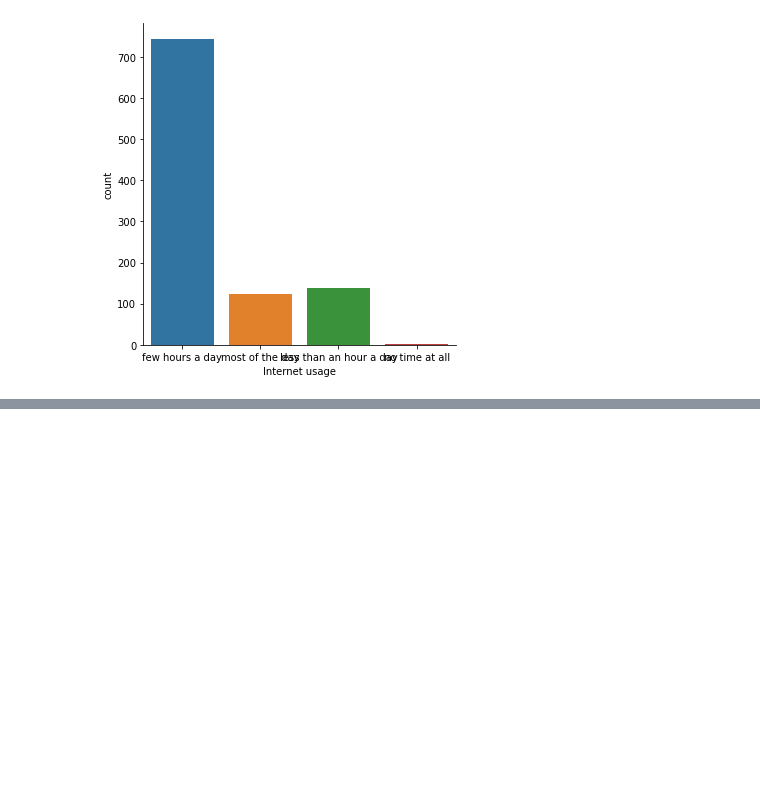
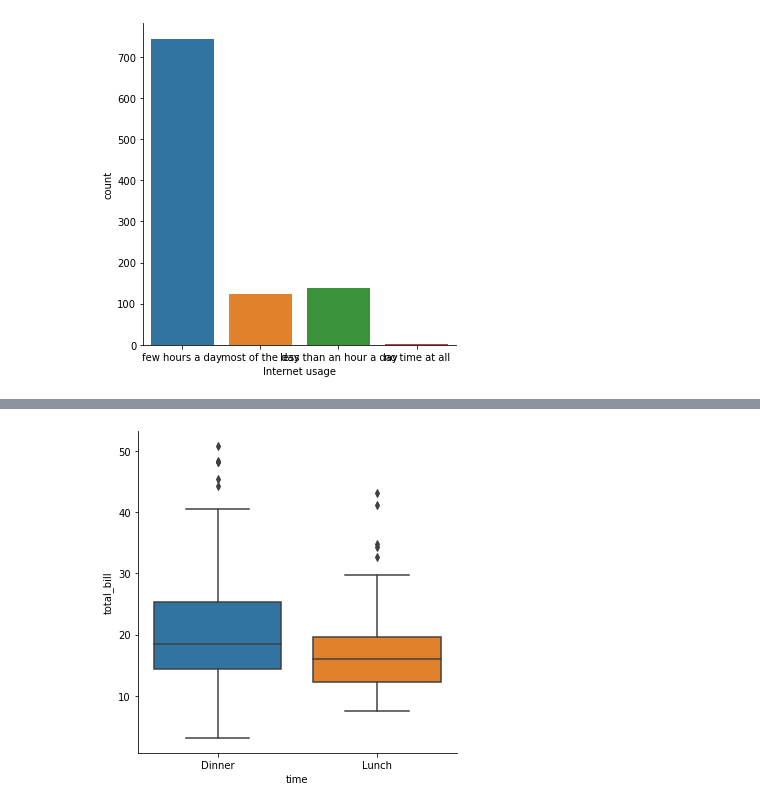
Before and after one commit to Seismic-Striker/Springboard_and_Datacamp, a Jupyter notebook: Section_13_introduction_to_Data_visualization_with_Seaborn/Chapter_3_Visualizing_a_Categorical_and_a_Quantitative_Variable.ipynb, the cells around one changed output, grey strips where cells are left out. Saved outputs shown, nothing was run; the diff lists cells and outputs as text; code cells hidden in the pictures; blank space fills up the shorter version.

```diff
--- a/Section_13_introduction_to_Data_visualization_with_Seaborn/Chapter_3_Visualizing_a_Categorical_and_a_Quantitative_Variable.ipynb
+++ b/Section_13_introduction_to_Data_visualization_with_Seaborn/Chapter_3_Visualizing_a_Categorical_and_a_Quantitative_Variable.ipynb
@@ -93,0 +223,11 @@ KeyError: 'Age Category'
+# %%
+g = sns.catplot(x='time',
+               y='total_bill',
+               data=tips,
+               kind='box',
+               order=['Dinner',
+                     'Lunch'])
+
+plt.show()
+# %% [output]
+[figure, added]
```
Also changed, not shown: parts of 16 cells of this notebook, 16 other files.
